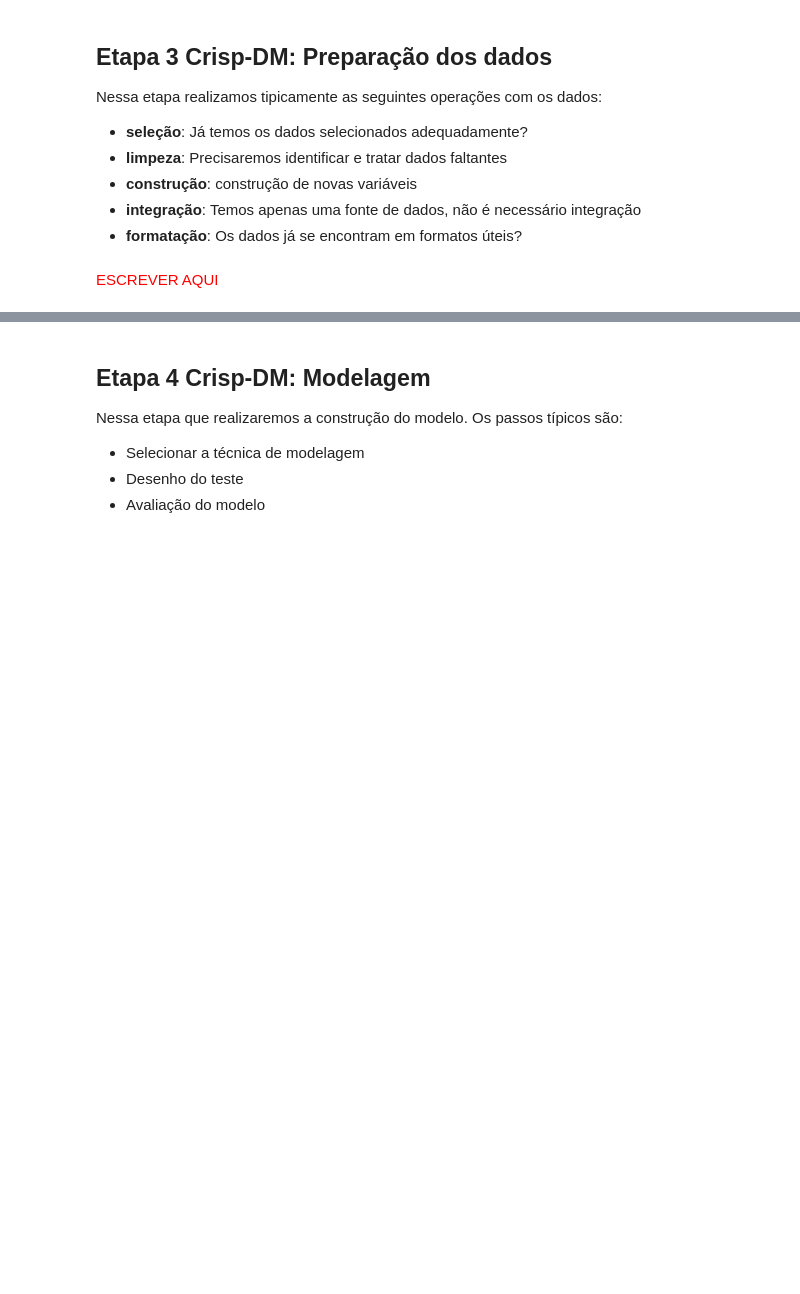
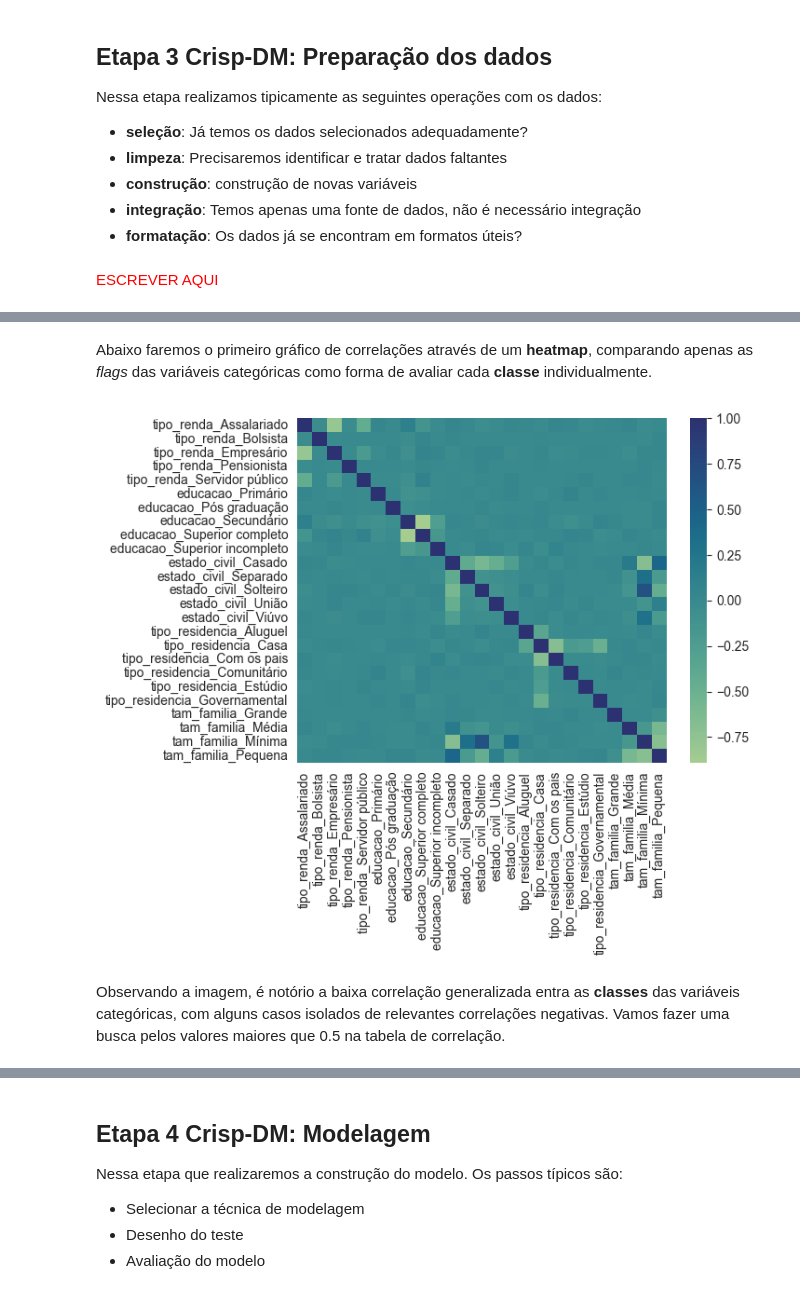
Before and after one commit to PinguinCoding/previsao-renda, a Jupyter notebook: notebooks/exploracao-de-dados.ipynb, the cells around one changed output, grey strips where cells are left out. Drawn from its saved outputs; the diff is of its cells as text; code cells hidden in the pictures; blank space fills up the shorter version.

```diff
--- a/notebooks/exploracao-de-dados.ipynb
+++ b/notebooks/exploracao-de-dados.ipynb
@@ -118,0 +265,6 @@ Nessa etapa realizamos tipicamente as seguintes operações com os dados:
+# %%
+tab = renda['tam_familia'].value_counts() / len(renda['tam_familia'])
+taxas_entropia_antes['tam_familia'] = (calcular_entropia_shannon(tab) / calcular_entropia_maxima(tab)) * 100
+print('A entropia da nova variável tam_familia é de {:.2f} e seu máximo de entropia é {:.2f}'.format(calcular_entropia_shannon(tab),
+                                                                                                     calcular_entropia_maxima(tab)))
+print('Taxa de Entropia {:.2f}%'.format(taxas_entropia_antes['tam_familia']))
@@ -118,0 +278,3 @@ Nessa etapa realizamos tipicamente as seguintes operações com os dados:
+# %%
+df = renda.dropna(axis=0).drop_duplicates(subset='id_cliente', )
+df.info()
@@ -118,0 +308,11 @@ Nessa etapa realizamos tipicamente as seguintes operações com os dados:
+# %%
+for col in df.select_dtypes(include=['object', 'bool']).columns:
+    tab = df[col].value_counts() / len(df[col])
+    h = calcular_entropia_shannon(tab)
+    h_max = calcular_entropia_maxima(tab)
+    tx_h = (h / h_max) * 100
+    print('A entropia da variável {} é de {:.2f} e seu máximo de entropia é {:.2f}'.format(col, h, h_max))
+    print('Taxa de Entropia Atual {:.2f}%'.format(tx_h))
+    print('Taxa de Entropia Anterior {:.2f}%'.format(taxas_entropia_antes[col]))
+    print('Diferença: {:.2f}%'.format(tx_h - taxas_entropia_antes[col]))
+    print()
@@ -118,0 +350,5 @@ Nessa etapa realizamos tipicamente as seguintes operações com os dados:
+# %%
+df['sexo'] = df['sexo'].map({'F': 1, 'M': 0})
+df['posse_de_veiculo'] = df['posse_de_veiculo'].astype(np.int64)
+df['posse_de_imovel'] = df['posse_de_imovel'].astype(np.int64)
+df['qt_pessoas_residencia'] = df['qt_pessoas_residencia'].astype(np.int64)
@@ -118,0 +364,11 @@ Nessa etapa realizamos tipicamente as seguintes operações com os dados:
+# %% [markdown]
+Abaixo faremos o primeiro gráfico de correlações através de um **heatmap**, comparando apenas as *flags* das variáveis categóricas como forma de avaliar cada **classe** individualmente.
+# %%
+%matplotlib inline
+sns.set_style('whitegrid')
+sns.heatmap(data=pd.get_dummies(data=df).drop(labels=[col for col in df.columns], errors='ignore', axis=1).corr(), cmap='crest')
+plt.show()
+# %% [output]
+[figure, added]
+# %% [markdown]
+Observando a imagem, é notório a baixa correlação generalizada entra as **classes** das variáveis categóricas, com alguns casos isolados de relevantes correlações negativas. Vamos fazer uma busca pelos valores maiores que 0.5 na tabela de correlação.
```
Also changed, not shown: parts of 49 cells of this notebook, 4 other files.
